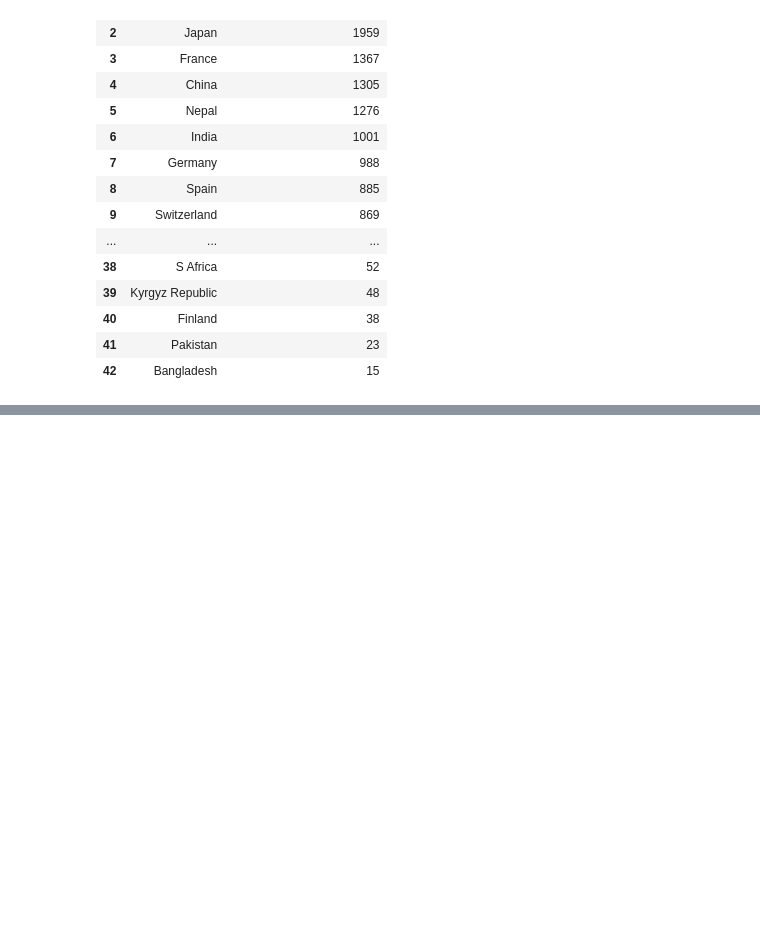
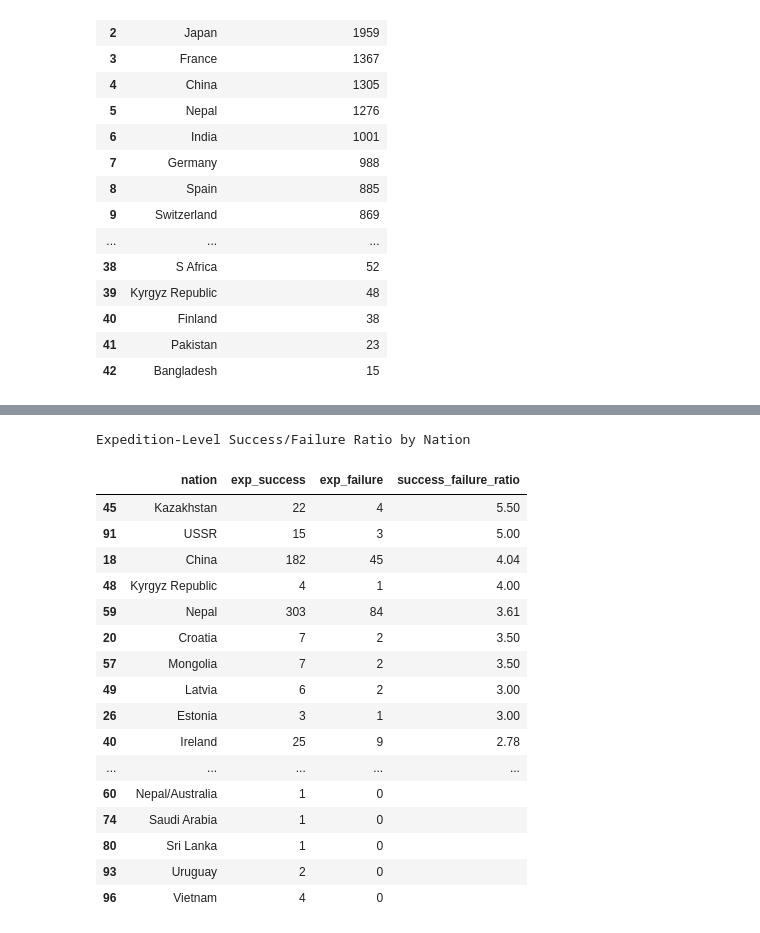
Before and after one commit to TheAhmadSharif/ML_Lab, a Jupyter notebook: Analysis/Everest.ipynb, the cells around one changed output, grey strips where cells are left out. Drawn from its saved outputs; the diff is of its cells as text; code cells hidden in the pictures; blank space fills up the shorter version.

```diff
--- a/Analysis/Everest.ipynb
+++ b/Analysis/Everest.ipynb
@@ -97,0 +140,53 @@ if __name__ == "__main__":
+# %%
+
+
+# Normalize success columns to boolean
+for col in ['success1', 'success2', 'success3', 'success4']:
+    df[col] = df[col].astype(str).str.strip().str.upper() == 'TRUE'
+
+# One expedition is considered a success if any success is True
+df['exp_success'] = df[['success1', 'success2', 'success3', 'success4']].any(axis=1).astype(int)
+df['exp_failure'] = (~df[['success1', 'success2', 'success3', 'success4']].any(axis=1)).astype(int)
+
+# Group by nation and calculate total success/failure
+nation_stats = df.groupby('nation').agg({
+    'exp_success': 'sum',
+    'exp_failure': 'sum'
+}).reset_index()
+
+# Compute success/failure ratio
+nation_stats['success_failure_ratio'] = nation_stats['exp_success'] / nation_stats['exp_failure'].replace(0, pd.NA)
+
+# Sort by ratio
+nation_stats = nation_stats.sort_values(by='success_failure_ratio', ascending=False)
+
+# Apply gradient style
+styled_table = nation_stats.style.background_gradient(
+    subset=['success_failure_ratio'],
+    cmap='Greens'
+).format({
+    'exp_success': '{:.0f}',
+    'exp_failure': '{:.0f}',
+    'success_failure_ratio': '{:.2f}'
+}).set_caption("Expedition-Level Success/Failure Ratio by Nation")
+
+styled_table
+# %% [output]
+Expedition-Level Success/Failure Ratio by Nation
+|  | nation | exp_success | exp_failure | success_failure_ratio |
+| 45 | Kazakhstan | 22 | 4 | 5.50 |
+| 91 | USSR | 15 | 3 | 5.00 |
+| 18 | China | 182 | 45 | 4.04 |
+| 48 | Kyrgyz Republic | 4 | 1 | 4.00 |
+| 59 | Nepal | 303 | 84 | 3.61 |
+| 20 | Croatia | 7 | 2 | 3.50 |
+| 57 | Mongolia | 7 | 2 | 3.50 |
+| 49 | Latvia | 6 | 2 | 3.00 |
+| 26 | Estonia | 3 | 1 | 3.00 |
+| 40 | Ireland | 25 | 9 | 2.78 |
+| ... | ... | ... | ... | ... |
+| 60 | Nepal/Australia | 1 | 0 |  |
+| 74 | Saudi Arabia | 1 | 0 |  |
+| 80 | Sri Lanka | 1 | 0 |  |
+| 93 | Uruguay | 2 | 0 |  |
+| 96 | Vietnam | 4 | 0 |  |
```
Also changed, not shown: parts of 1 cell of this notebook, 21 other files.
